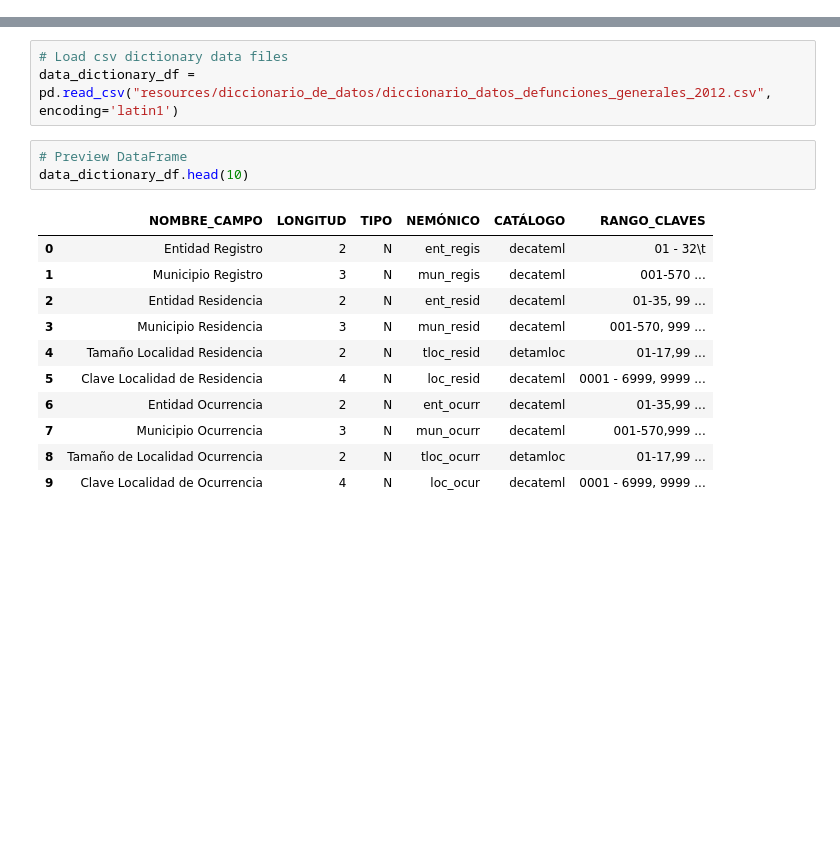
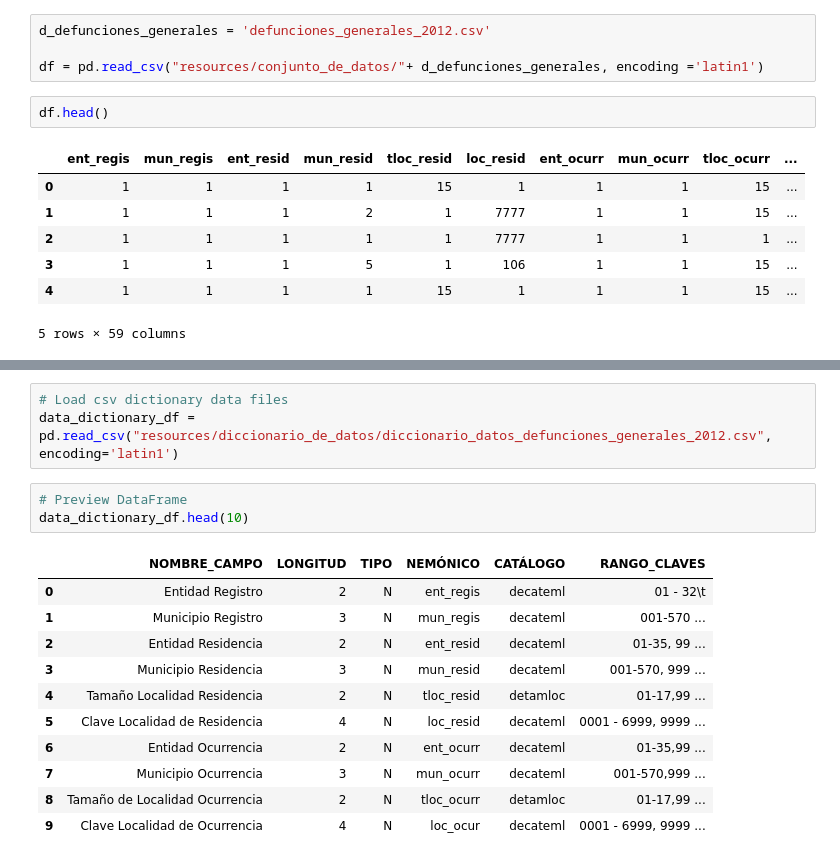
Before and after one commit to danielczz/ETL_Project-Data_Panas, a Jupyter notebook: main_jupyter.ipynb, the cells around one changed output, grey strips where cells are left out. Drawn from its saved outputs; the diff is of its cells as text; blank space fills up the shorter version.

```diff
--- a/main_jupyter.ipynb
+++ b/main_jupyter.ipynb
@@ -63,0 +73,14 @@ for x in files:
+# %%
+d_defunciones_generales = 'defunciones_generales_2012.csv'
+
+df = pd.read_csv("resources/conjunto_de_datos/"+ d_defunciones_generales, encoding ='latin1')
+# %%
+df.head()
+# %% [output]
+|  | ent_regis | mun_regis | ent_resid | mun_resid | tloc_resid | loc_resid | ent_ocurr | mun_ocurr | tloc_ocurr | ... |
+| 0 | 1 | 1 | 1 | 1 | 15 | 1 | 1 | 1 | 15 | ... |
+| 1 | 1 | 1 | 1 | 2 | 1 | 7777 | 1 | 1 | 15 | ... |
+| 2 | 1 | 1 | 1 | 1 | 1 | 7777 | 1 | 1 | 1 | ... |
+| 3 | 1 | 1 | 1 | 5 | 1 | 106 | 1 | 1 | 15 | ... |
+| 4 | 1 | 1 | 1 | 1 | 15 | 1 | 1 | 1 | 15 | ... |
+5 rows × 59 columns
```
Also changed, not shown: parts of 7 cells of this notebook.
